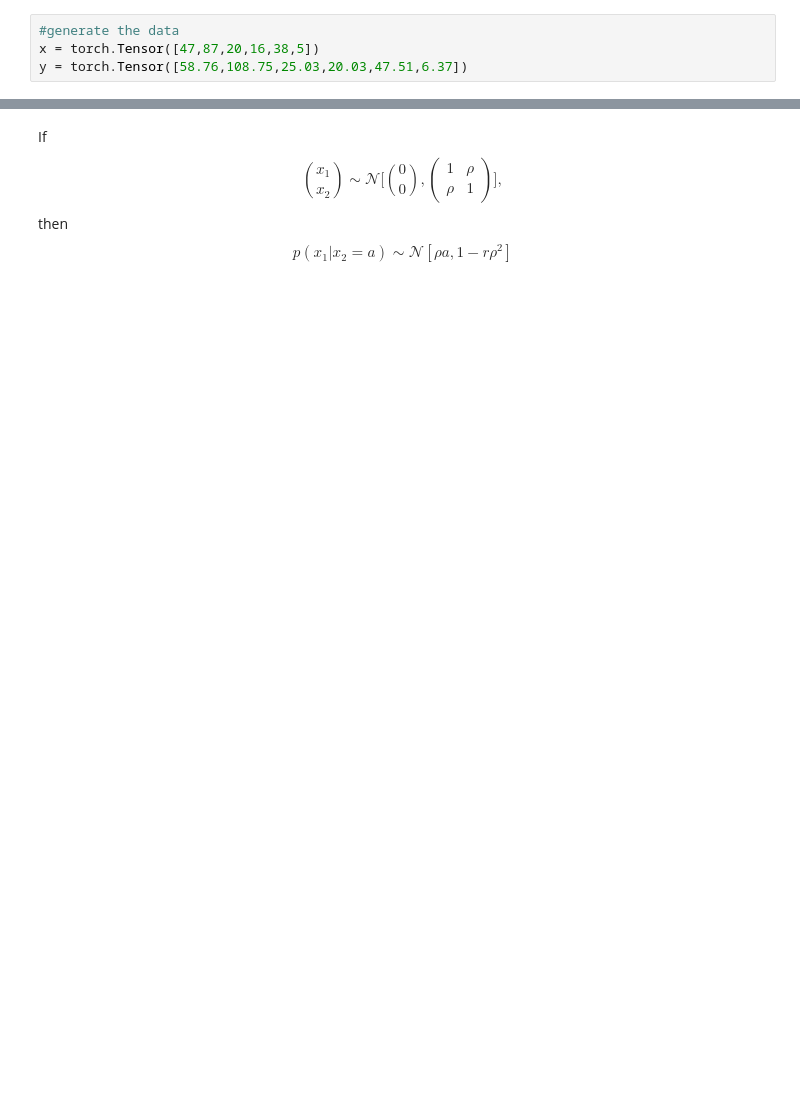
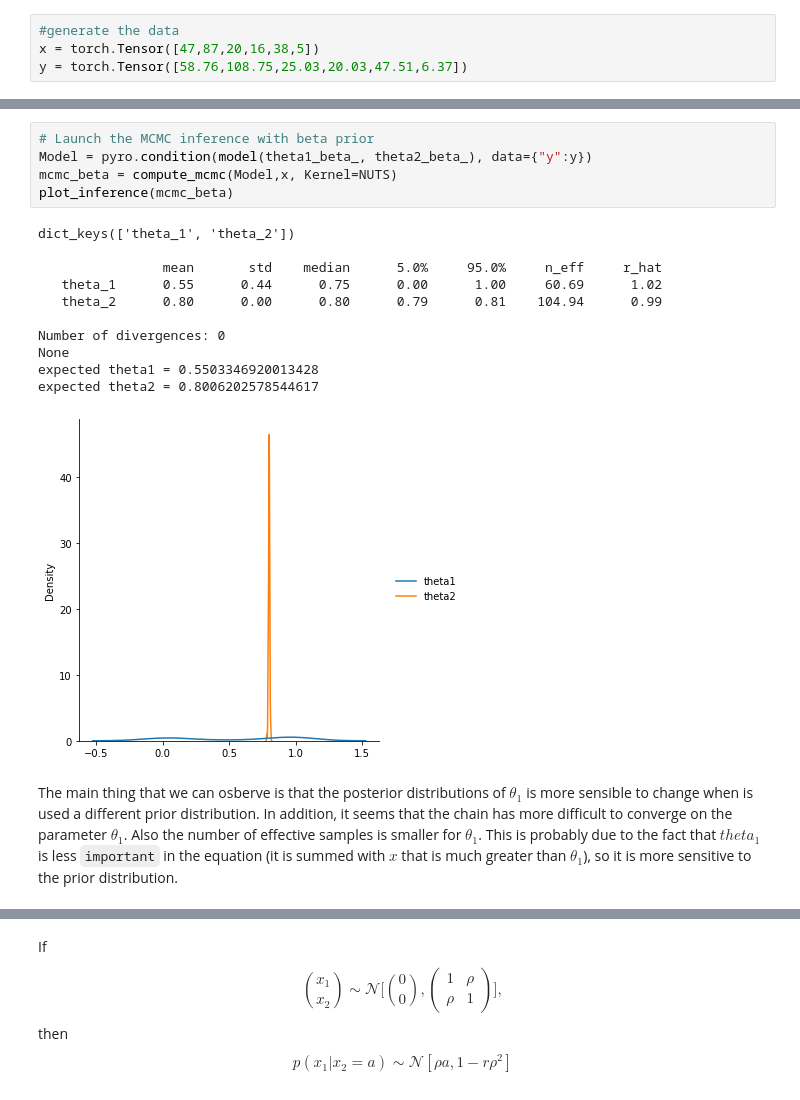
Before and after one commit to Francesc0rtu/statistical-machine-learning, a Jupyter notebook: homeworks2022/Solutions/homework4_ortu.ipynb, the cells around one changed output, grey strips where cells are left out. Drawn from its saved outputs; the diff is of its cells as text; blank space fills up the shorter version.

```diff
--- a/homeworks2022/Solutions/homework4_ortu.ipynb
+++ b/homeworks2022/Solutions/homework4_ortu.ipynb
@@ -138,3 +129,22 @@ expected theta2 = -5.497020721435547
+# %%
+# Launch the MCMC inference with beta prior
+Model = pyro.condition(model(theta1_beta_, theta2_beta_), data={"y":y})
+mcmc_beta = compute_mcmc(Model,x, Kernel=NUTS)
+plot_inference(mcmc_beta)
+# %% [output]
+dict_keys(['theta_1', 'theta_2'])
+
+                mean       std    median      5.0%     95.0%     n_eff     r_hat
+   theta_1      0.55      0.44      0.75      0.00      1.00     60.69      1.02
+   theta_2      0.80      0.00      0.80      0.79      0.81    104.94      0.99
+
+Number of divergences: 0
+None
+expected theta1 = 0.5503346920013428
+expected theta2 = 0.8006202578544617
+[figure, added]
+# %% [markdown]
+The main thing that we can osberve is that the posterior distributions of $\theta_1$ is more sensible to change when is used a different prior distribution. In addition, it seems that the chain has more difficult to converge on the parameter $\theta_1$. Also the number of effective samples is smaller for $\theta_1$. This is probably due to the fact that $theta_1$ is less `important` in the equation (it is summed with $x$ that is much greater than $\theta_1$), so it is more sensitive to the prior distribution.
 # %% [markdown]
 ## Ex 2
 ----
```
Also changed, not shown: parts of 13 cells of this notebook, 7 other files.
